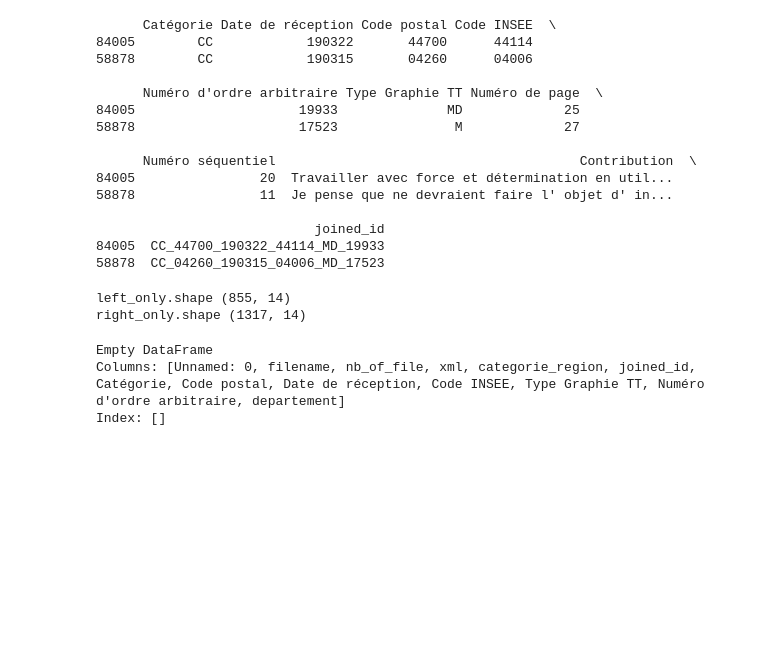
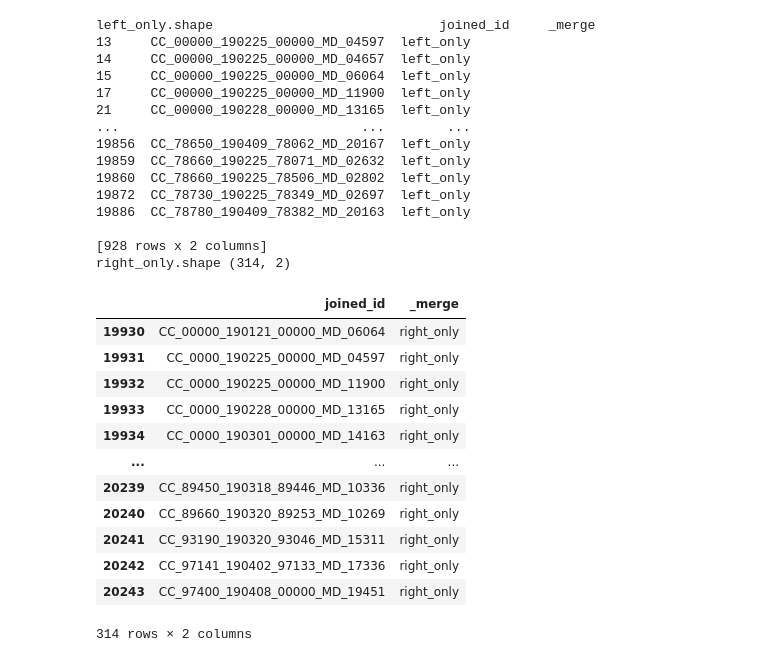
Before and after one commit to PSIG-EHESS/CahiersCitoyens, a Jupyter notebook: comparaison.ipynb, the cells around one changed output. Saved outputs shown, nothing was run; the diff lists cells and outputs as text; code cells hidden in the pictures; blank space fills up the shorter version.

```diff
--- a/comparaison.ipynb
+++ b/comparaison.ipynb
@@ -86,73 +31,74 @@ print(df_processed.loc[df_processed["joined_id"] == "CC_70000_190225_70163_MD_06
 # %%
-
-# compte le nombre de contributions pour chaque id de carnet,
-# pour avoir le même niveau que le df des originaux AN
+# le nombre de contributions pour chaque id de carnet,
+# aussi comptabilisé pour avoir un niveau de comparaison avec le df des originaux bruts
 
 group1 = pd.DataFrame({'count' : df_processed.groupby( ["joined_id"] ).size()}).reset_index()
 
-print(df_processed.sample(2))
+print(group1)
-# %% [output]
-      Catégorie Date de réception Code postal Code INSEE  \
-84005        CC            190322       44700      44114
-58878        CC            190315       04260      04006
-
-      Numéro d'ordre arbitraire Type Graphie TT Numéro de page  \
-84005                     19933              MD             25
-58878                     17523               M             27
-
-      Numéro séquentiel                                       Contribution  \
-84005                20  Travailler avec force et détermination en util...
-58878                11  Je pense que ne devraient faire l' objet d' in...
-
-                            joined_id
-84005  CC_44700_190322_44114_MD_19933
-58878  CC_04260_190315_04006_MD_17523
 # %%
 # renommer les noms de colonnes pour pv merge
 
 df_original = df_original.rename(columns={"info_communes": "joined_id"})
 df_original = df_original.rename(columns={"Numéro d'id_cc": "Numéro d'ordre arbitraire"})
 
 
 # merge sur les noms de dossiers
 
-mergedStuff = pd.merge(df_original, group1, left_on=["joined_id"],
-               right_on=["joined_id"],
-            #    on=['joined_id'],
+mergedStuff = pd.merge(df_original["joined_id"], group1["joined_id"],
                 how='outer', indicator=True)
 
 # original qui n'existent pas dans processed (noms de dossiers)
 
 left_only = mergedStuff.loc[mergedStuff["_merge"] == "left_only"]
 
 
 # processed qui n'existe pas original (noms de dossiers)
 
 right_only = mergedStuff.loc[mergedStuff["_merge"] == "right_only"]
 
 # nombre de différences pour les deux
 
-print("left_only.shape", left_only.shape)
+print("left_only.shape", left_only)
 print("right_only.shape", right_only.shape)
+right_only
 # %% [output]
-left_only.shape (855, 14)
-right_only.shape (1317, 14)
+left_only.shape                             joined_id     _merge
+13     CC_00000_190225_00000_MD_04597  left_only
+14     CC_00000_190225_00000_MD_04657  left_only
+15     CC_00000_190225_00000_MD_06064  left_only
+17     CC_00000_190225_00000_MD_11900  left_only
+21     CC_00000_190228_00000_MD_13165  left_only
+...                               ...        ...
+19856  CC_78650_190409_78062_MD_20167  left_only
+19859  CC_78660_190225_78071_MD_02632  left_only
+19860  CC_78660_190225_78506_MD_02802  left_only
+19872  CC_78730_190225_78349_MD_02697  left_only
+19886  CC_78780_190409_78382_MD_20163  left_only
+
+[928 rows x 2 columns]
+right_only.shape (314, 2)
+|  | joined_id | _merge |
+| 19930 | CC_00000_190121_00000_MD_06064 | right_only |
+| 19931 | CC_0000_190225_00000_MD_04597 | right_only |
+| 19932 | CC_0000_190225_00000_MD_11900 | right_only |
+| 19933 | CC_0000_190228_00000_MD_13165 | right_only |
+| 19934 | CC_0000_190301_00000_MD_14163 | right_only |
+| ... | ... | ... |
+| 20239 | CC_89450_190318_89446_MD_10336 | right_only |
+| 20240 | CC_89660_190320_89253_MD_10269 | right_only |
+| 20241 | CC_93190_190320_93046_MD_15311 | right_only |
+| 20242 | CC_97141_190402_97133_MD_17336 | right_only |
+| 20243 | CC_97400_190408_00000_MD_19451 | right_only |
+314 rows × 2 columns
 # %%
 # cree une colonne DEPARTEMENTS pour les datas processed en prenant les deux premiers chiffres du code postal
 
 df_processed["departement"] = df_processed["Code postal"].astype(str).str[:2]
 
 
-# pour les communes qui ne partagent pas leur n° de département avec leur insee, j'utilise le même classement que l'original AN (code postal > code insee). vu dans le test suivant :
-# print(df_original.loc[df_original["Code INSEE"] == '04058'])
-# print(df_original.loc[df_original["Code postal"] == '05110'])
+# pour les communes qui ne partagent pas leur n° de département avec leur insee, j'utilise le même classement que l'original AN (code postal > code insee).
+# un code postal englobe plusieurs communes avec plusieurs numero insee
 
-# cree une colonne departement pour les datas AN à partir du code postal aussi
+# cree une colonne departement pour les datas brutes à partir du code postal aussi
 
 df_original["departement"] = df_original["Code postal"].astype(str).str[:2]
-
-print(df_original.loc[df_original["departement"] == "78"])
-# %% [output]
-Empty DataFrame
-Columns: [Unnamed: 0, filename, nb_of_file, xml, categorie_region, joined_id, Catégorie, Code postal, Date de réception, Code INSEE, Type Graphie TT, Numéro d'ordre arbitraire, departement]
-Index: []
```
Also changed, not shown: parts of 16 cells of this notebook.
